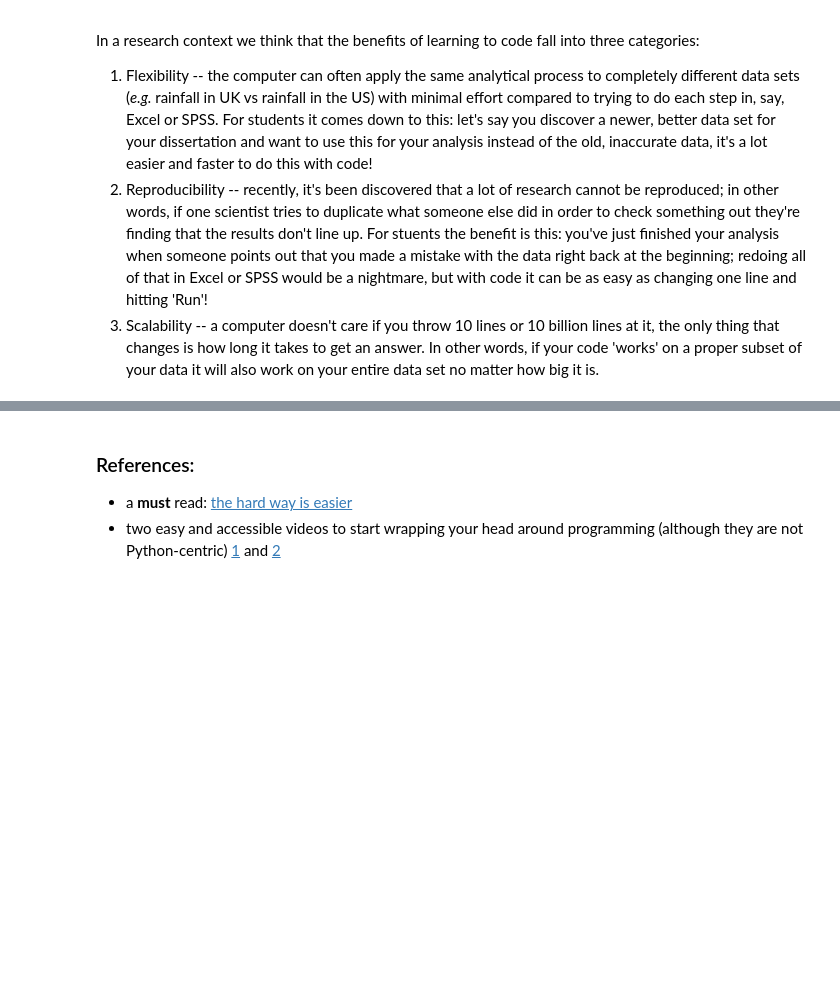
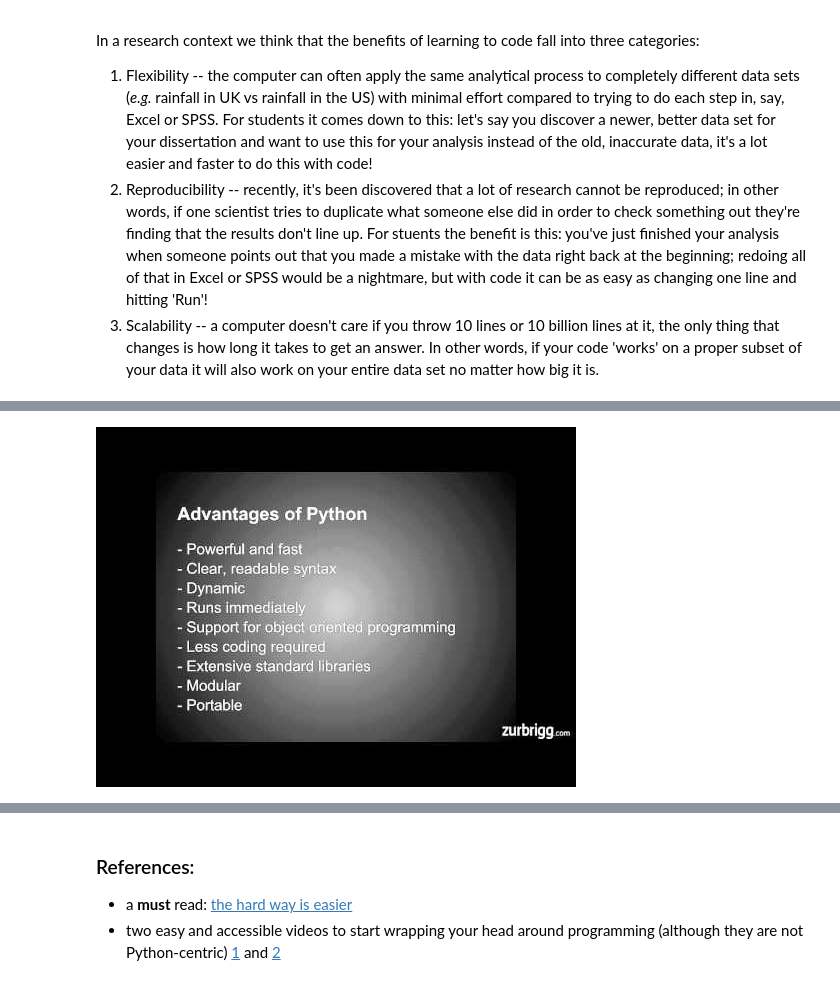
Before and after one commit to kingsgeocomp/code-camp, a Jupyter notebook: notebook-1.ipynb, the cells around one changed output, grey strips where cells are left out. Saved outputs shown, nothing was run; the diff lists cells and outputs as text; code cells hidden in the pictures; blank space fills up the shorter version.

```diff
--- a/notebook-1.ipynb
+++ b/notebook-1.ipynb
@@ -130,0 +168,5 @@ We're not [the only people](http://www.dataschool.io/teaching-data-science/#incl
+# %%
+# Nice, intermediate level
+YouTubeVideo('Hn4FbT4wMms')
+# %% [output]
+[figure, added]
```
Also changed, not shown: parts of 17 cells of this notebook.
